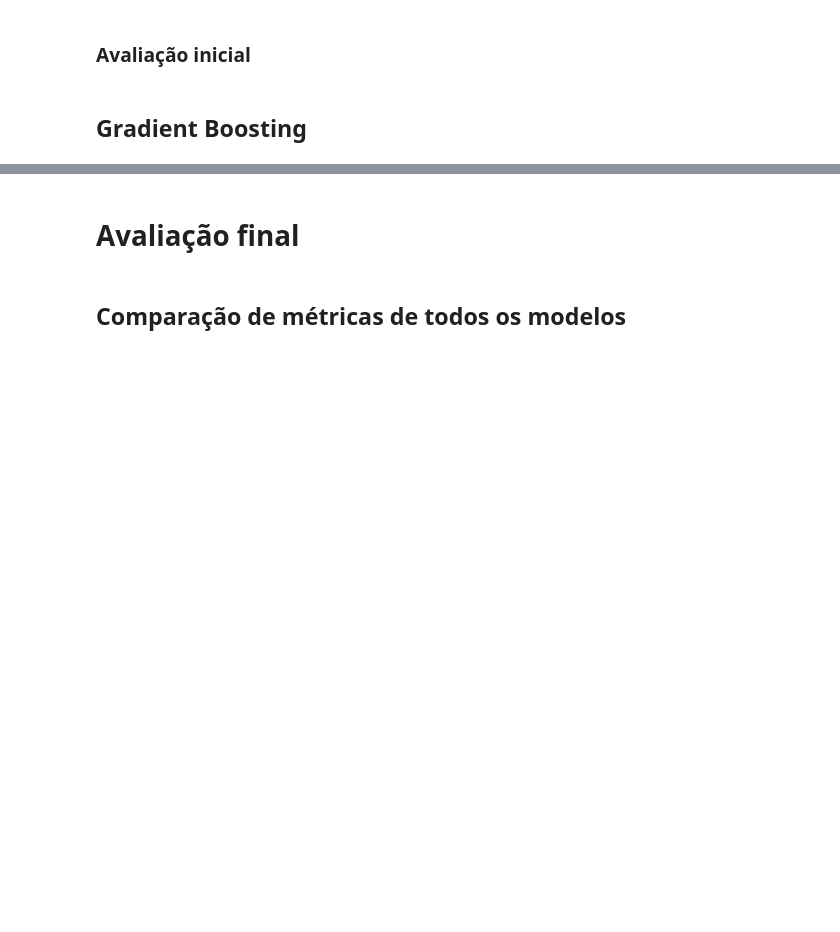
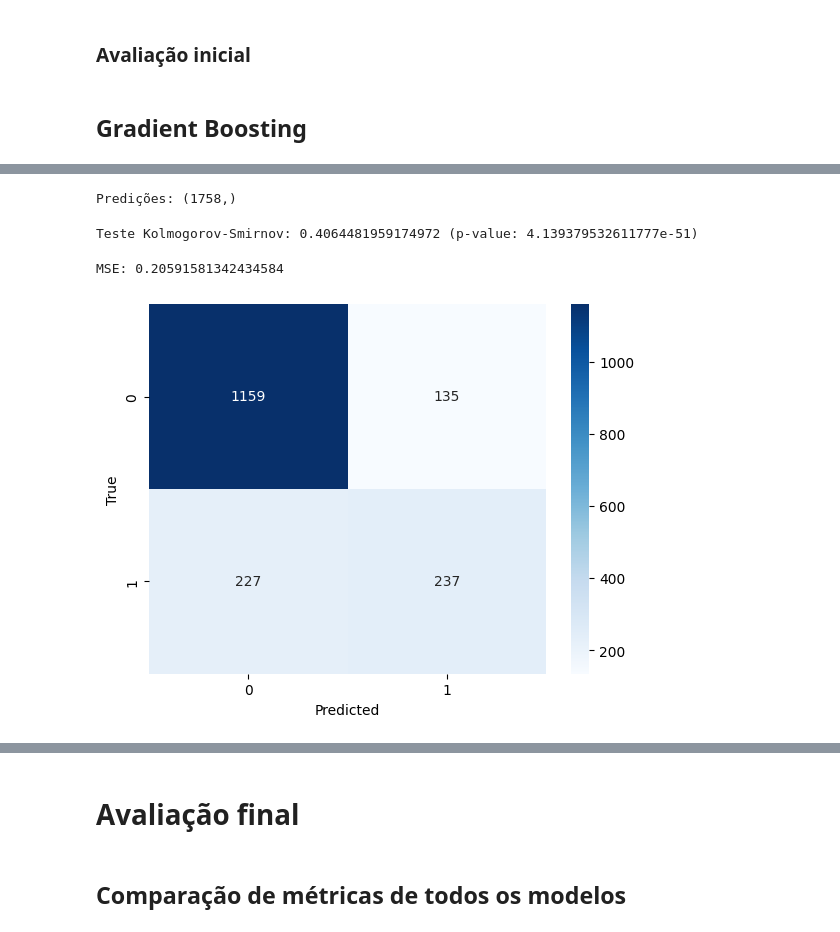
Before and after one commit to Vinicius-resende-cin/classifying-churn, a Jupyter notebook: main.ipynb, the cells around one changed output, grey strips where cells are left out. Drawn from its saved outputs; the diff is of its cells as text; code cells hidden in the pictures; blank space fills up the shorter version.

```diff
--- a/main.ipynb
+++ b/main.ipynb
@@ -466,0 +471,4 @@ F1-score: 0.5140073081607796
+# %%
+#@title Definição do modelo
+gb_classifier = GradientBoostingClassifier(n_estimators=100, learning_rate=0.1, max_depth=3, random_state=42)
+gb_classifier
@@ -467,2 +477,3 @@ F1-score: 0.5140073081607796
 # %%
 #@title Treinamento inicial
+gb_classifier.fit(X_train, y_train)
@@ -475,2 +484,24 @@ F1-score: 0.5140073081607796
+# %%
+#@title Gerando predições
+gb_preds = gb_classifier.predict(X_test)
+print(f"Predições: {gb_preds.shape}")
+# %% [output]
+Predições: (1758,)
+# %%
+#@title Teste Kolmogorov-Smirnov
+gb_ks = calc_ks(y_test, gb_preds)
+print(f"Teste Kolmogorov-Smirnov: {gb_ks.statistic} (p-value: {gb_ks.pvalue})")
+# %% [output]
+Teste Kolmogorov-Smirnov: 0.4064481959174972 (p-value: 4.139379532611777e-51)
+# %%
+#@title MSE
+gb_mse = mean_squared_error(y_test, gb_preds)
+print(f"MSE: {gb_mse}")
+# %% [output]
+MSE: 0.20591581342434584
 # %%
 #@title Matriz de confusão
+gb_cm = confusion_matrix(y_test, gb_preds)
+plot_conf_matrix(gb_cm)
+# %% [output]
+[figure, added]
```
Also changed, not shown: parts of 17 cells of this notebook.
